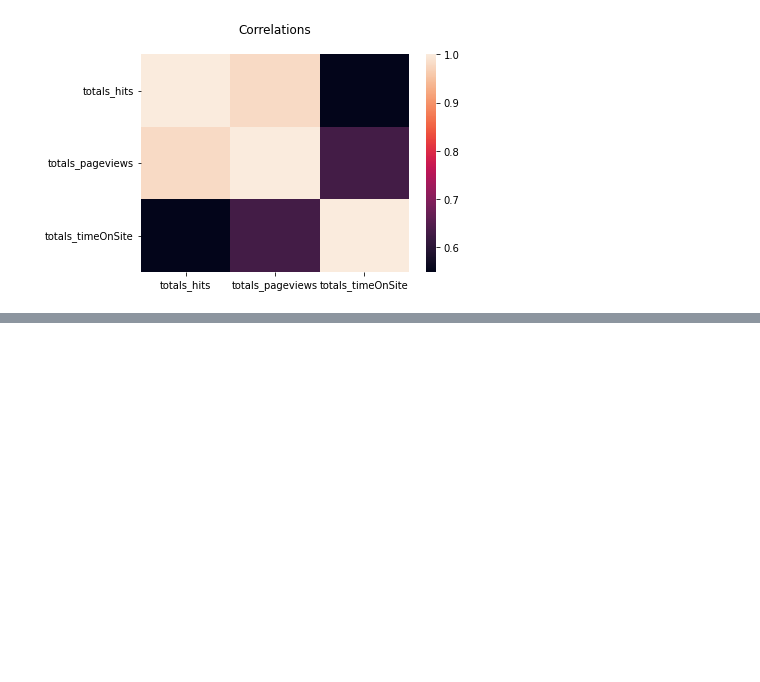
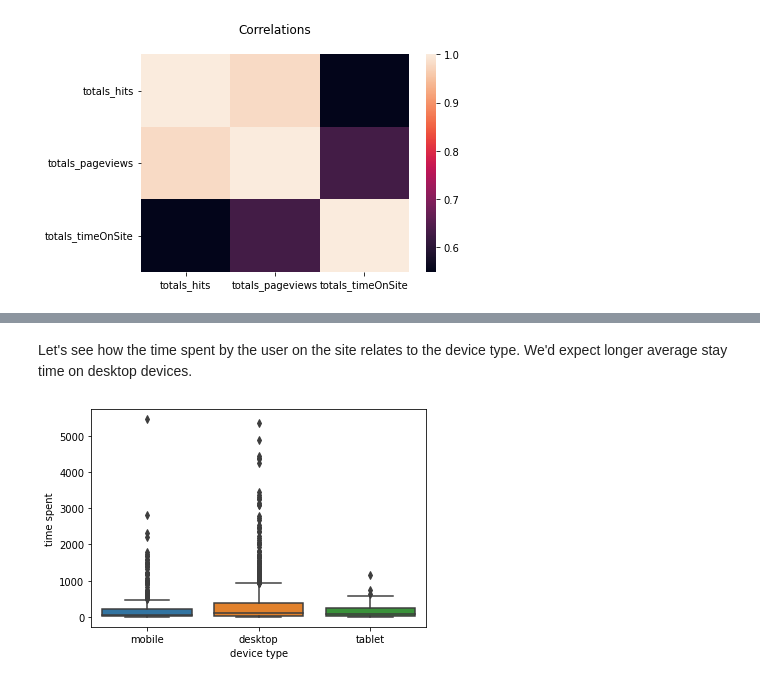
Before and after one commit to lamparelli/analytics_eda, a Jupyter notebook: eda.ipynb, the cells around one changed output, grey strips where cells are left out. Drawn from its saved outputs; the diff is of its cells as text; code cells hidden in the pictures; blank space fills up the shorter version.

```diff
--- a/eda.ipynb
+++ b/eda.ipynb
@@ -382,0 +393,8 @@ sns.heatmap(df.drop(columns=["id", "fullVisitorId"]).select_dtypes(include=np.nu
+# %% [markdown]
+Let's see how the time spent by the user on the site relates to the device type. We'd expect longer average stay time on desktop devices.
+# %%
+ax = sns.boxplot(data=df, x="device_deviceCategory", y="totals_timeOnSite")
+ax.set(xlabel="device type", ylabel="time spent")
+plt.show()
+# %% [output]
+[figure, added]
```
Also changed, not shown: parts of 4 cells of this notebook.
